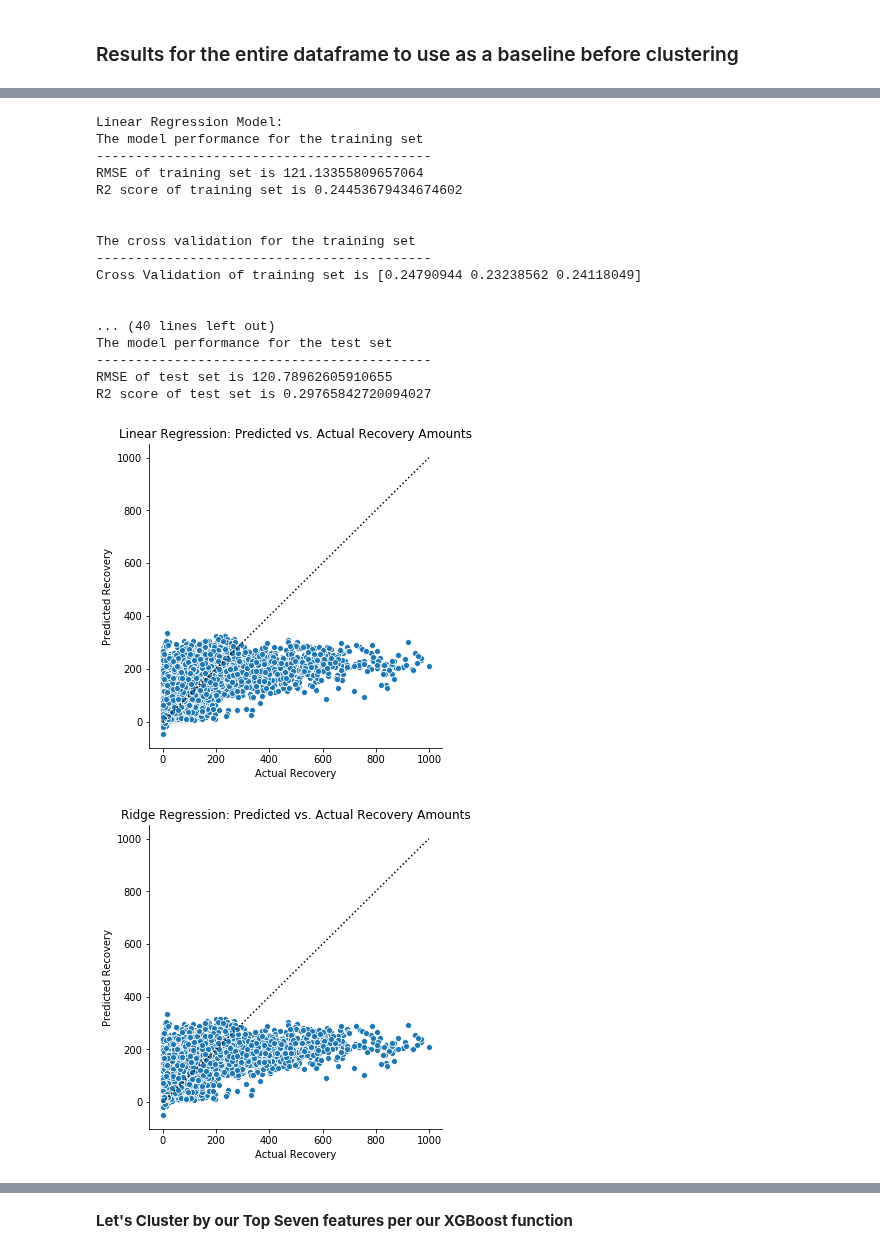
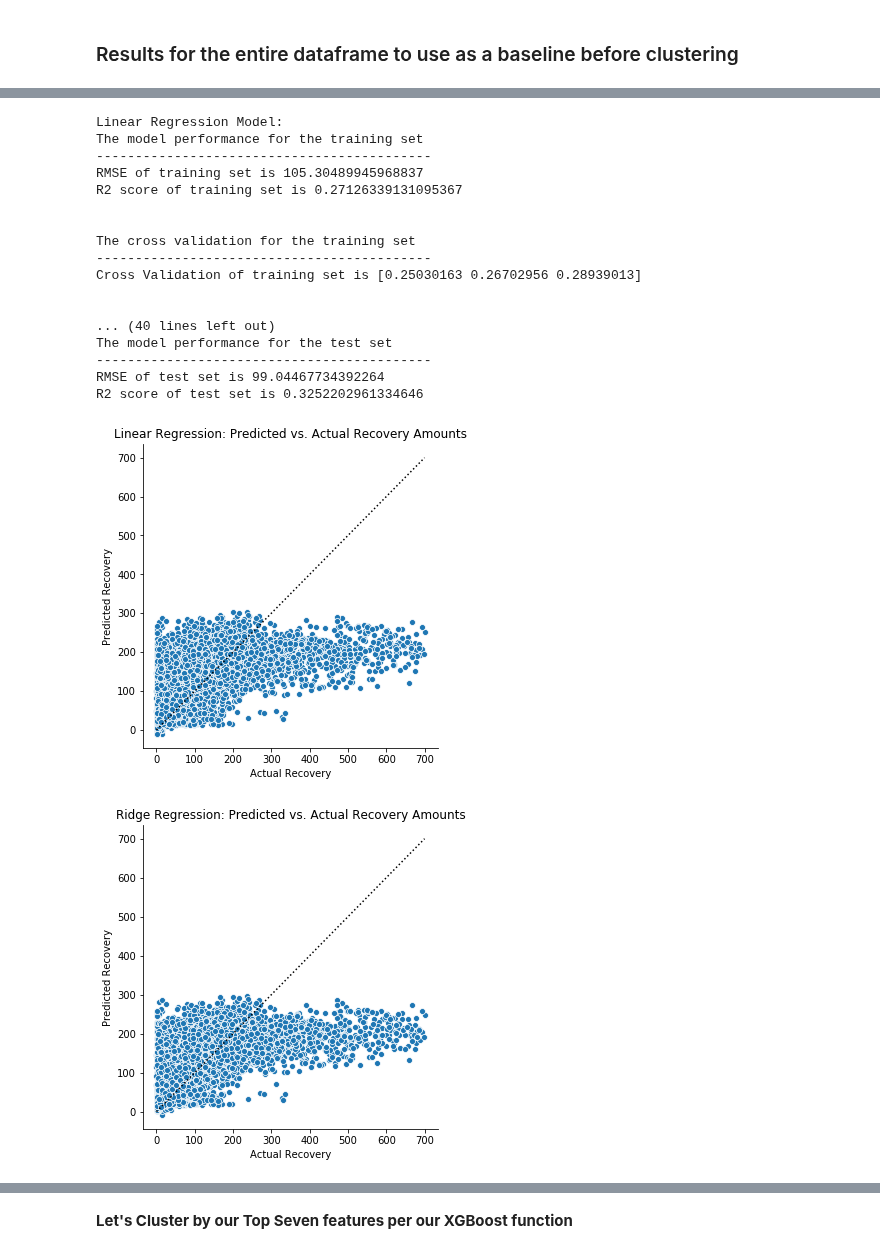
Before and after one commit to duc-analytica/DUC, a Jupyter notebook: model.ipynb, the cells around one changed output, grey strips where cells are left out. Drawn from its saved outputs; the diff is of its cells as text; code cells hidden in the pictures.

```diff
--- a/model.ipynb
+++ b/model.ipynb
@@ -155,24 +152,24 @@ feature_list
 xfeatures = ['tvd', 'vintage', 'gross_perfs', 'mid_point_lat', 'mid_point_long', 'encoded_formation', 'encoded_direction']
 yfeature = ['recovery']
 # %%
-model.run_models(df, xfeatures, yfeature, 0.80, 'full')
+model.run_models(df, xfeatures, yfeature, 0.80)
 # %% [output]
 Linear Regression Model:
 The model performance for the training set
 -------------------------------------------
-RMSE of training set is 121.13355809657064
-R2 score of training set is 0.24453679434674602
+RMSE of training set is 105.30489945968837
+R2 score of training set is 0.27126339131095367
 
 
 The cross validation for the training set
 -------------------------------------------
-Cross Validation of training set is [0.24790944 0.23238562 0.24118049]
+Cross Validation of training set is [0.25030163 0.26702956 0.28939013]
 
 
 ... (40 lines left out)
 The model performance for the test set
 -------------------------------------------
-RMSE of test set is 120.78962605910655
-R2 score of test set is 0.29765842720094027
+RMSE of test set is 99.04467734392264
+R2 score of test set is 0.3252202961334646
-[figure, old version]
+[figure, new version]
-[figure, old version]
+[figure, new version]
```
Also changed, not shown: parts of 33 cells of this notebook.
